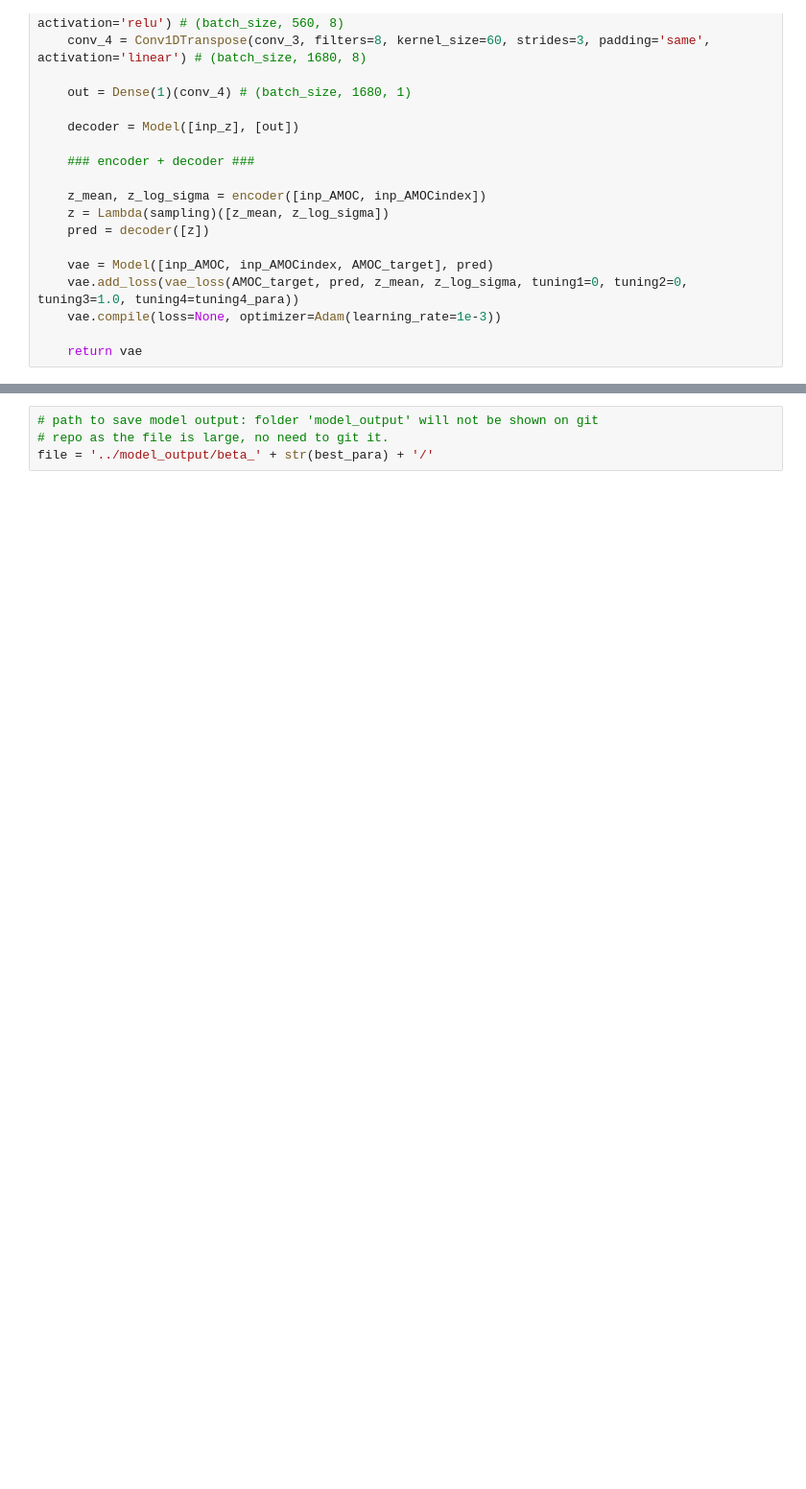
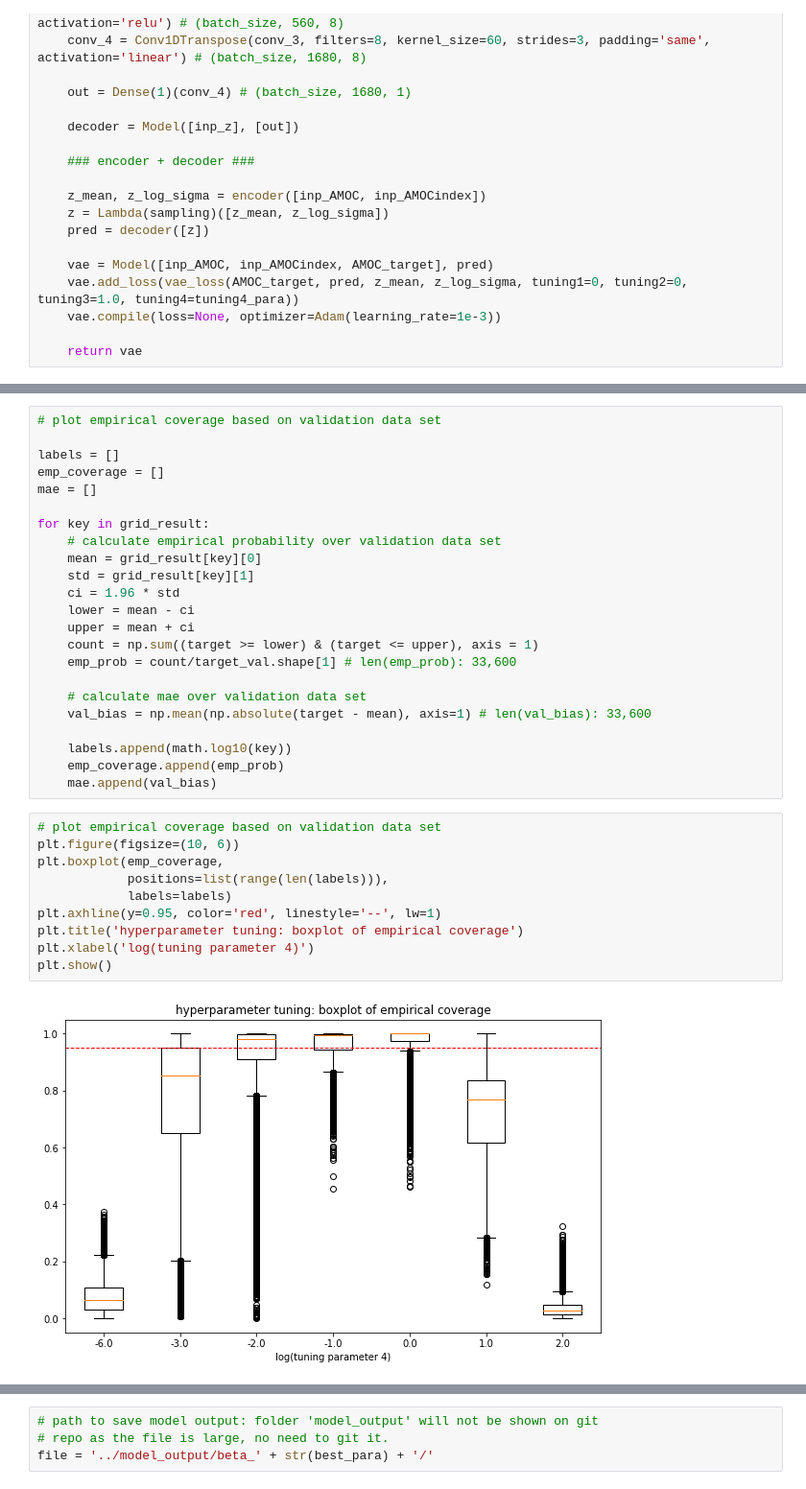
Before and after one commit to yizichenguc/AMOC_VAE, a Jupyter notebook: model.ipynb, the cells around one changed output, grey strips where cells are left out. Shown at 96% size. Saved outputs shown, nothing was run; the diff lists cells and outputs as text; blank space fills up the shorter version.

```diff
--- a/model.ipynb
+++ b/model.ipynb
@@ -328,0 +349,35 @@ plt.show()
+# %%
+# plot empirical coverage based on validation data set
+
+labels = []
+emp_coverage = []
+mae = []
+
+for key in grid_result:
+    # calculate empirical probability over validation data set
+    mean = grid_result[key][0]
+    std = grid_result[key][1]
+    ci = 1.96 * std
+    lower = mean - ci
+    upper = mean + ci
+    count = np.sum((target >= lower) & (target <= upper), axis = 1)
+    emp_prob = count/target_val.shape[1] # len(emp_prob): 33,600
+
+    # calculate mae over validation data set
+    val_bias = np.mean(np.absolute(target - mean), axis=1) # len(val_bias): 33,600
+
+    labels.append(math.log10(key))
+    emp_coverage.append(emp_prob)
+    mae.append(val_bias)
+# %%
+# plot empirical coverage based on validation data set
+plt.figure(figsize=(10, 6))
+plt.boxplot(emp_coverage,
+            positions=list(range(len(labels))),
+            labels=labels)
+plt.axhline(y=0.95, color='red', linestyle='--', lw=1)
+plt.title('hyperparameter tuning: boxplot of empirical coverage')
+plt.xlabel('log(tuning parameter 4)')
+plt.show()
+# %% [output]
+[figure, added]
```
Also changed, not shown: parts of 21 cells of this notebook, 29 other files.
